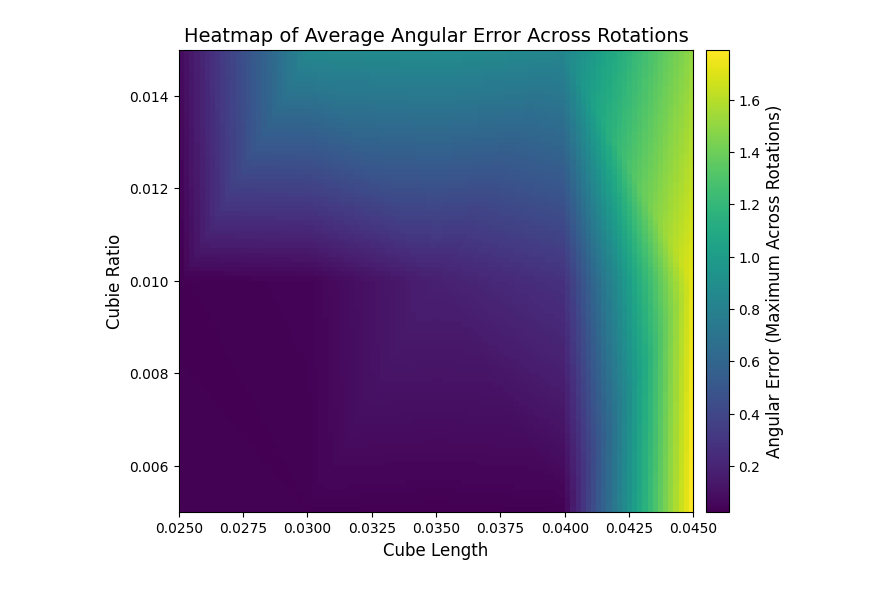
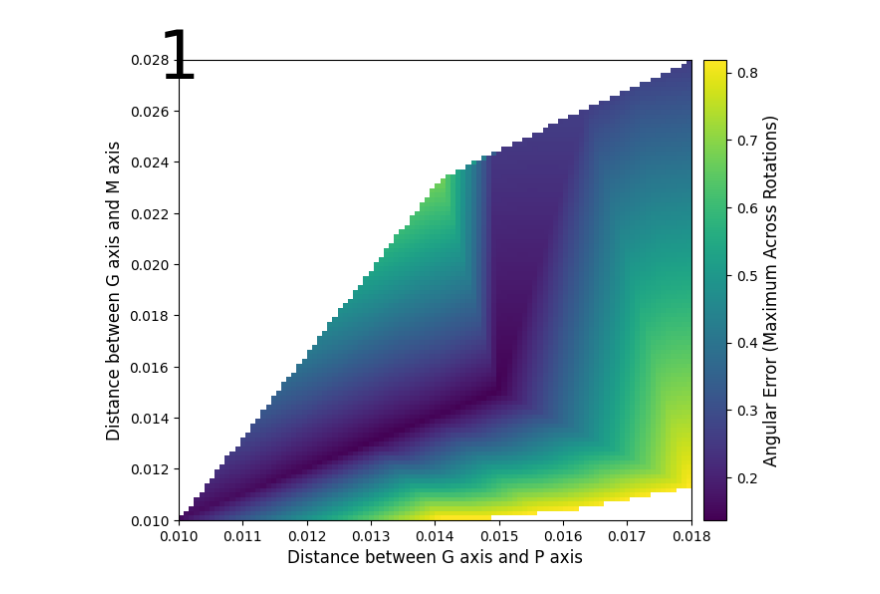
Before and after one commit to rayeugene/mirrorcubebot, a Jupyter notebook: experiment/grasping_position_cm_offset_analysis.ipynb, the cells around one changed output. Saved outputs shown, nothing was run; the diff lists cells and outputs as text; code cells hidden in the pictures.

```diff
--- a/experiment/grasping_position_cm_offset_analysis.ipynb
+++ b/experiment/grasping_position_cm_offset_analysis.ipynb
@@ -12,11 +8,0 @@ cubie_ratios = [0.005, 0.01, 0.015]
-# %%
-results = []
-folder = 'cube_length_cubie_ratio_results'
-for json_file in os.listdir(folder):
-    _, cube_length_idx, _, cubie_ratio_idx, rotation = json_file.split('.')[0].split('_')
-    json_file = os.path.join(folder,json_file)
-    with open(json_file, "r") as file:
-        data = json.load(file)
-    angular_error = sum(data.values()) / len(data.values())
-    results.append([cube_lengths[int(cube_length_idx)], cubie_ratios[int(cubie_ratio_idx)], rotation, angular_error])
-results
@@ -40,0 +9,9 @@ results
+# %%
+results = []
+json_file = 'grasping_position_cm_offset_results/result.json'
+with open(json_file, "r") as file:
+    results = json.load(file)
+for i in range(len(results)):
+    for j in range(len(results[0])):
+        if isinstance(results[i][j], float):
+            results[i][j] = round(results[i][j], 4)
@@ -119,64 +97,75 @@ plt.show()
 # Data (Replace `results` with your actual data)
 data = results
 
+# pg_distance = get_length(grip_coordinates)# pivot to grapsing center
+# pm_distance = get_length(cm_coordinates)# pivot to center of mass
+# gm_distance = get_length(relative_coordinates)# grapsing center to center of mass
+
+
 # Extract components
-cube_length = np.array([entry[0] for entry in data])
-cubie_ratio = np.array([entry[1] for entry in data])
-rotations = np.array([entry[2] for entry in data])
-error = np.array([entry[3] for entry in data])
+distance_pg = np.array([entry[0] for entry in data])
+distance_mg = np.array([entry[2] for entry in data])
+rotations = np.array([entry[3] for entry in data])
+error = np.array([entry[4] for entry in data])
 
 # Aggregate maximum error for each (friction, spacing)
 # Group errors by unique (friction, spacing) pairs
-unique_pairs = list(set(zip(cube_length, cubie_ratio)))
+unique_pairs = list(set(zip(distance_pg, distance_mg)))
 max_error_per_pair = {
-    pair: max(error[(cube_length == pair[0]) & (cubie_ratio == pair[1])])
+    pair: max(error[(distance_pg == pair[0]) & (distance_mg == pair[1])])
     for pair in unique_pairs
 }
 
 # Prepare data for interpolation
-cube_length_unique = np.array([pair[0] for pair in unique_pairs])
-cubie_ratio_unique = np.array([pair[1] for pair in unique_pairs])
+distance_pg_unique = np.array([pair[0] for pair in unique_pairs])
+distance_mg_unique = np.array([pair[1] for pair in unique_pairs])
 error_max = np.array([max_error_per_pair[pair] for pair in unique_pairs])
 
 # Set up the grid for heatmap
-cube_length_grid = np.linspace(min(cube_length), max(cube_length), 100)
-cubie_ratio_grid = np.linspace(min(cubie_ratio), max(cubie_ratio), 100)
-grid_x, grid_y = np.meshgrid(cube_length_grid, cubie_ratio_grid)
+distance_pg_grid = np.linspace(min(distance_pg), max(distance_pg), 100)
+distance_mg_grid = np.linspace(min(distance_mg), max(distance_mg), 100)
+grid_x, grid_y = np.meshgrid(distance_pg_grid, distance_mg_grid)
 
 # Interpolate the maximum error for the grid
 grid_z = griddata(
-    (cube_length_unique, cubie_ratio_unique), error_max,
+    (distance_pg_unique, distance_mg_unique), error_max,
     (grid_x, grid_y), method='linear'
 )
 
 # Create the heatmap
 fig, ax = plt.subplots(figsize=(8, 6))
 heatmap = ax.imshow(
     grid_z,
     extent=[
-        min(cube_length), max(cube_length),
-        min(cubie_ratio), max(cubie_ratio)
+        min(distance_pg), max(distance_pg),
+        min(distance_mg), max(distance_mg)
     ],
     origin='lower',
     aspect='auto',
     cmap='viridis'
 )
 
 # Add title and axis labels
-ax.set_title('Heatmap of Average Angular Error Across Rotations', fontsize=14)
-ax.set_xlabel('Cube Length', fontsize=12)
-ax.set_ylabel('Cubie Ratio', fontsize=12)
+#ax.set_title('Heatmap of Average Angular Error Across Rotations', fontsize=14)
+ax.set_xlabel('Distance between G axis and P axis', fontsize=12)
+ax.set_ylabel('Distance between G axis and M axis', fontsize=12)
 ax.tick_params(axis='both', which='major', labelsize=10)
 
 # Add colorbar
 cbar = plt.colorbar(heatmap, ax=ax, orientation='vertical', pad=0.02)
 cbar.set_label('Angular Error (Maximum Across Rotations)', fontsize=12)
 
 # Save the figure
+plt.text(0, 1, '1',
+     horizontalalignment='center',
+     verticalalignment='center',
+     transform = ax.transAxes,
+     size = 48,
+     color = 'black')
 # plt.savefig('maximum_error_heatmap.png', dpi=300, bbox_inches='tight')
 plt.show()
 # %% [output]
-[figure, old version]
+[figure, new version]
 # %%
 def avg(x) : return sum(x) / len(x)
 # %%
```
Also changed, not shown: parts of 8 cells of this notebook, 13 other files.
